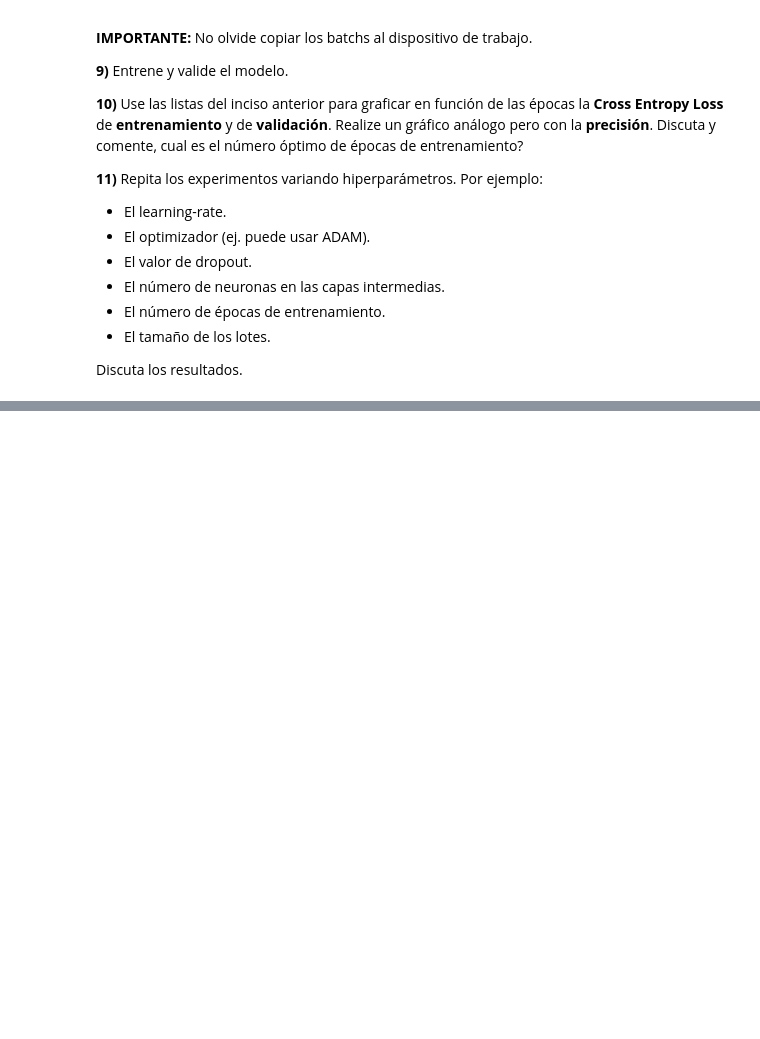
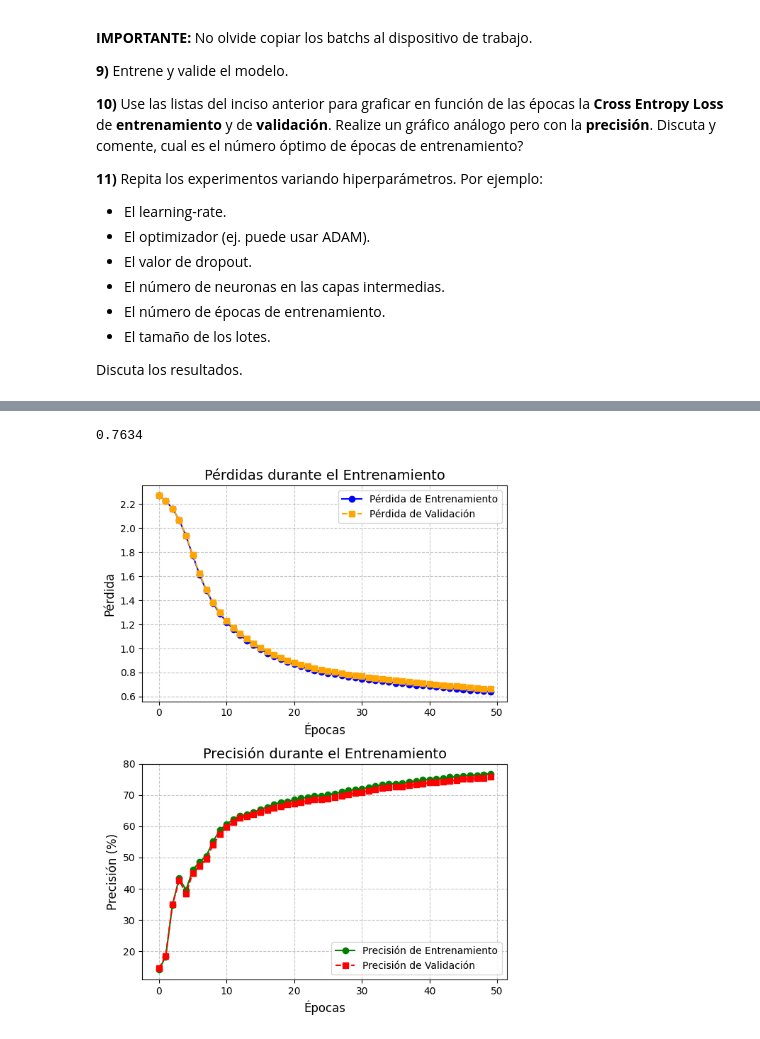
Before and after one commit to SalomoneCro/Neural-Networks, a Jupyter notebook: PyTorch/FashionMNIST.ipynb, the cells around one changed output, grey strips where cells are left out. Drawn from its saved outputs; the diff is of its cells as text; code cells hidden in the pictures; blank space fills up the shorter version.

```diff
--- a/PyTorch/FashionMNIST.ipynb
+++ b/PyTorch/FashionMNIST.ipynb
@@ -223,10 +258,32 @@ Discuta y comente, cual es el número óptimo de épocas de entrenamiento?
 
 Discuta los resultados.
 # %%
+def train_error(model, train_loader, criterion, device):
+  model.eval()  # Poner la red en modo de evaluación
+  total_loss = 0
+  correct = 0
+
+  with torch.no_grad():  # Desactivar el cálculo de gradientes
+      for batch_idx, (data, target) in enumerate(train_loader):
+          data, target = data.to(device), target.to(device)
+          data = data.view(data.size(0), -1)
+
+          output = model(data)  # Paso hacia adelante
+          loss = criterion(output, target)  # Calcular la pérdida
+
+          total_loss += loss.item()
+          pred = output.argmax(dim=1, keepdim=True)  # Obtener predicciones
+          correct += pred.eq(target.view_as(pred)).sum().item()
+
+  avg_loss = total_loss / len(train_loader)
+  accuracy = 100. * correct / len(train_loader.dataset)
+
+  return avg_loss, accuracy
+
+
 def train_loop(model, train_loader, criterion, optimizer, device):
     model.train()  # Poner la red en modo de entrenamiento
-    total_loss = 0
-    correct = 0
+
     for batch_idx, (data, target) in enumerate(train_loader):
         data, target = data.to(device), target.to(device)
         data = data.view(data.size(0), -1)  # Aplanar las imágenes (28x28 -> 784)
@@ -237,12 +294,7 @@ def train_loop(model, train_loader, criterion, optimizer, device):
         loss.backward()  # Paso hacia atrás
         optimizer.step()  # Actualizar los parámetros
 
-        total_loss += loss.item()
-        pred = output.argmax(dim=1, keepdim=True)  # Obtener predicciones
-        correct += pred.eq(target.view_as(pred)).sum().item()
-
-    avg_loss = total_loss / len(train_loader)
-    accuracy = 100. * correct / len(train_loader.dataset)
+    avg_loss, accuracy = train_error(model, train_loader, criterion, device)
     return avg_loss, accuracy
 # %%
 def valid_loop(model, valid_loader, criterion, device):
@@ -279,5 +333,5 @@ print(f"Modelo trabajando en: {device}")
 # %%
-num_epochs = 100
+num_epochs = 50
 train_losses, train_accuracies = [], []
 valid_losses, valid_accuracies = [], []
 
@@ -302,25 +374,53 @@ print("\nEntrenamiento finalizado.")
+# %%
+# Variables para rastrear las predicciones correctas y el total de ejemplos
+correct = 0
+total = 0
+
+# Evaluar el modelo
+with torch.no_grad():  # Desactiva el cálculo de gradientes
+    for images, labels in test_loader:
+        # Enviar los datos al dispositivo (CPU o GPU)
+        images, labels = images.to('cpu'), labels.to('cpu')  # Cambia a 'cpu' si no usas GPU
+        images = images.view(images.size(0), -1)
+        # Pasar las imágenes a través del modelo
+        outputs = model(images)
+
+        # Obtener las predicciones (la clase con mayor probabilidad)
+        _, predicted = torch.max(outputs, 1)
+
+        # Comparar predicciones con etiquetas reales
+        correct += (predicted == labels).sum().item()
+        total += labels.size(0)
+
+# Calcular el accuracy
+accuracy = correct / total
+accuracy
+# %% [output]
+0.7634
 # %%
-fig, ax = plt.subplots(1, 2, figsize=(15, 5))
+fig, ax = plt.subplots(2, 1, figsize=(6, 8))
 
 # Gráfico de pérdidas (Train vs Validation)
 ax[0].plot(train_losses, label='Pérdida de Entrenamiento', color='blue', linestyle='-', marker='o')
 ax[0].plot(valid_losses, label='Pérdida de Validación', color='orange', linestyle='--', marker='s')
 ax[0].set_title('Pérdidas durante el Entrenamiento', fontsize=14)
 ax[0].set_xlabel('Épocas', fontsize=12)
 ax[0].set_ylabel('Pérdida', fontsize=12)
 ax[0].legend(fontsize=10)
 ax[0].grid(True, linestyle='--', alpha=0.7)
 
 # Gráfico de precisiones (Train vs Validation)
 ax[1].plot(train_accuracies, label='Precisión de Entrenamiento', color='green', linestyle='-', marker='o')
 ax[1].plot(valid_accuracies, label='Precisión de Validación', color='red', linestyle='--', marker='s')
 
 ax[1].set_title('Precisión durante el Entrenamiento', fontsize=14)
 ax[1].set_xlabel('Épocas', fontsize=12)
 ax[1].set_ylabel('Precisión (%)', fontsize=12)
 ax[1].legend(fontsize=10)
 ax[1].grid(True, linestyle='--', alpha=0.7)
 
 plt.tight_layout()
 
 plt.show()
+# %% [output]
+[figure, added]
```
Also changed, not shown: parts of 18 cells of this notebook.
